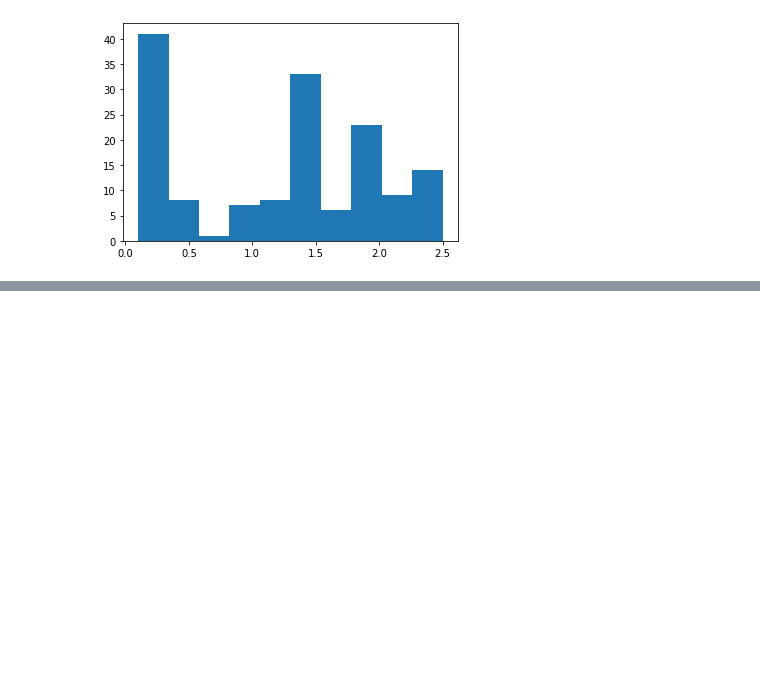
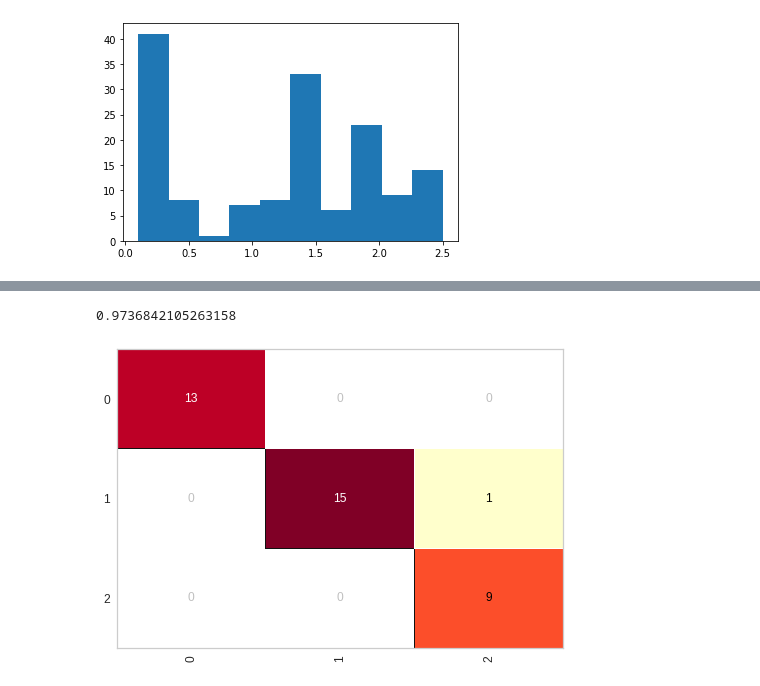
Before and after one commit to KennedyMelo/DecisionTreeClassifier, a Jupyter notebook: DecisionTree_in_Iris.ipynb, the cells around one changed output, grey strips where cells are left out. Drawn from its saved outputs; the diff is of its cells as text; code cells hidden in the pictures; blank space fills up the shorter version.

```diff
--- a/DecisionTree_in_Iris.ipynb
+++ b/DecisionTree_in_Iris.ipynb
@@ -96,0 +285,8 @@ grafico.show();
+# %%
+from yellowbrick.classifier import ConfusionMatrix
+cm = ConfusionMatrix(arvore_Iris)
+cm.fit(X_Iris_treinamento, Y_Iris_treinamento)
+cm.score(X_Iris_teste, Y_Iris_teste)
+# %% [output]
+0.9736842105263158
+[figure, added]
```
Also changed, not shown: parts of 46 cells of this notebook.
